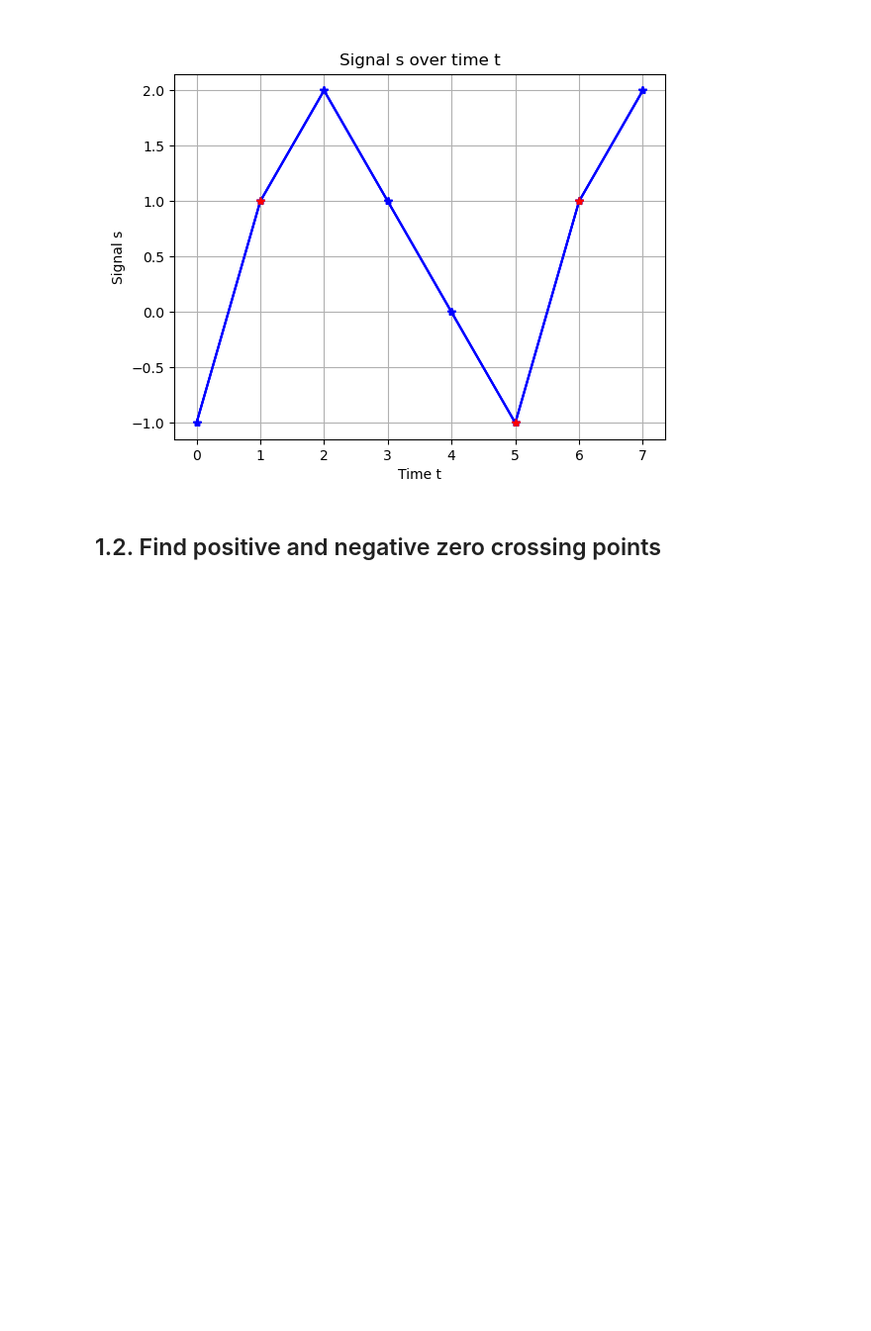
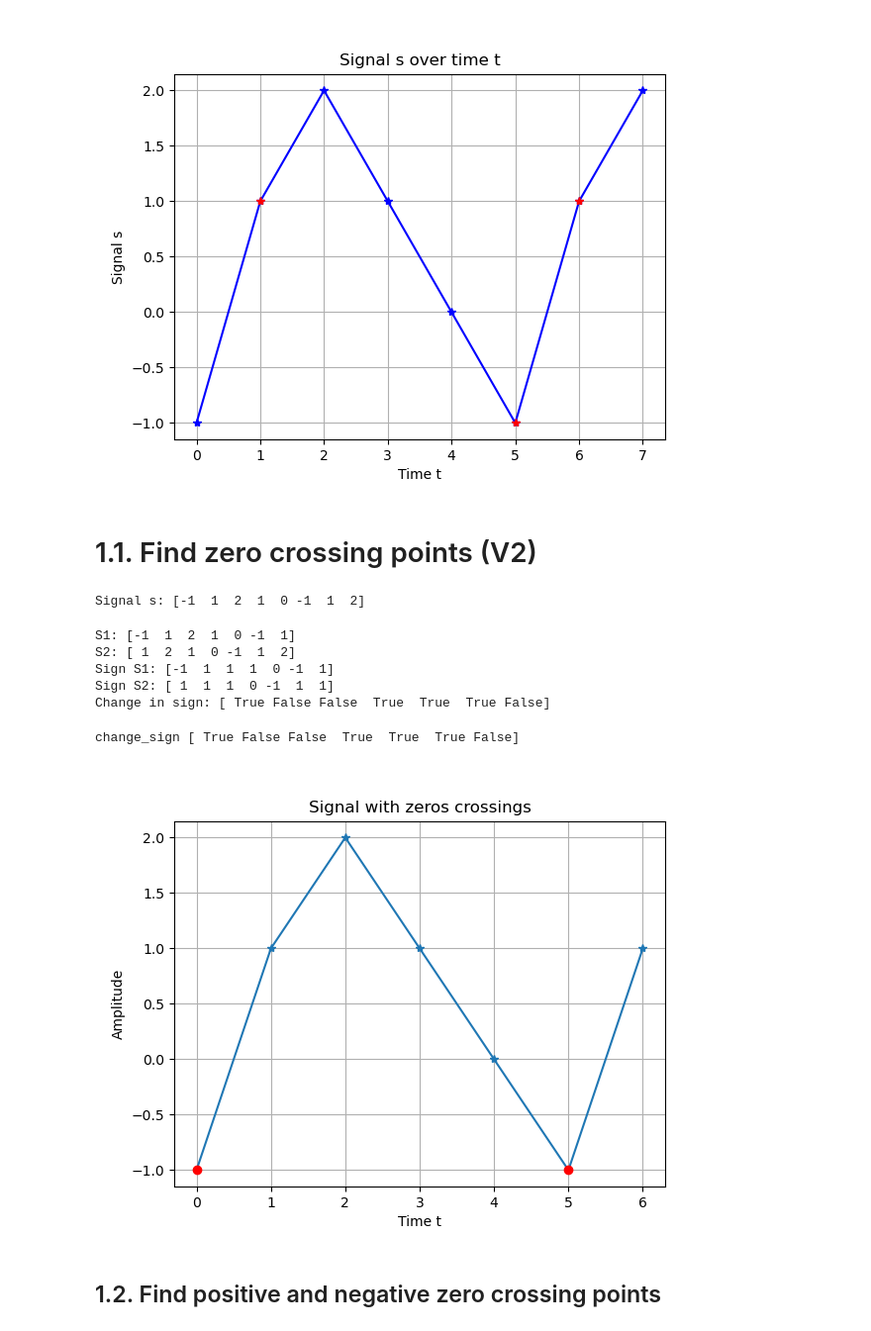
Before and after one commit to chloelaignel31-boop/Serie03_Python_V2, a Jupyter notebook: Series03-python.ipynb, the cells around one changed output. Shown at 99% size. Saved outputs shown, nothing was run; the diff lists cells and outputs as text; code cells hidden in the pictures; blank space fills up the shorter version.

Commit message:
Find zero crossing points (V2)
Index of zero crossing (real + zeros) and a plot

```diff
--- a/Series03-python.ipynb
+++ b/Series03-python.ipynb
@@ -87,5 +87,59 @@ Sign s short: [ 1  1  1  0 -1  1  1]
 Change sign 2: [ 2  0  0  0 -1  2  0]
 Is zero crossing: [ True False False False  True  True False]
 [figure]
+# %% [markdown]
+# 1.1. Find zero crossing points (V2)
+# %%
+t = 0, 1, 2, 3, 4, 5, 6
+s = -1, 1, 2, 1, 0, -1, 1, 2
+s=np.array(s)
+t=np.array(t)
+
+print("Signal s:", s)
+# %% [output]
+Signal s: [-1  1  2  1  0 -1  1  2]
+# %%
+# version 2 using two sub arrays shifted by one element
+s1 = s[:-1]
+s2 = s[1:]
+print("S1:", s1)
+print("S2:", s2)
+
+s_s1 =np.sign(s1)
+s_s2 =np.sign(s2)
+print("Sign S1:", s_s1)
+print("Sign S2:", s_s2)
+
+# change in sign by comparing s_s1 and s_s2
+change_sign = s_s1 != s_s2
+print("Change in sign:", change_sign)
+# %% [output]
+S1: [-1  1  2  1  0 -1  1]
+S2: [ 1  2  1  0 -1  1  2]
+Sign S1: [-1  1  1  1  0 -1  1]
+Sign S2: [ 1  1  1  0 -1  1  1]
+Change in sign: [ True False False  True  True  True False]
+# %%
+# index zero crossing
+is_zc = np.where (change_sign)
+print("change_sign", change_sign)
+
+# index of zero crossing (real + zeros)
+delta_sign = s_s1 - s_s2
+is_zc = np.where (np.abs(delta_sign) > 1)[0] # obtenir les points où on a un vrai passage à zeros
+
+# plot the signal and the zero crossings
+plt.figure()
+plt.plot(t, s,label='Signal s', marker='*')
+plt.plot(t[is_zc], s[is_zc], 'or', label='Zero Crossings')
+# legend
+plt.title('Signal with zeros crossings')
+plt.xlabel('Time t')
+plt.ylabel('Amplitude')
+plt.grid()
+plt.show()
+# %% [output]
+change_sign [ True False False  True  True  True False]
+[figure, added]
 # %% [markdown]
 ## 1.2. Find positive and negative zero crossing points
```
Also changed, not shown: parts of 2 cells of this notebook.
